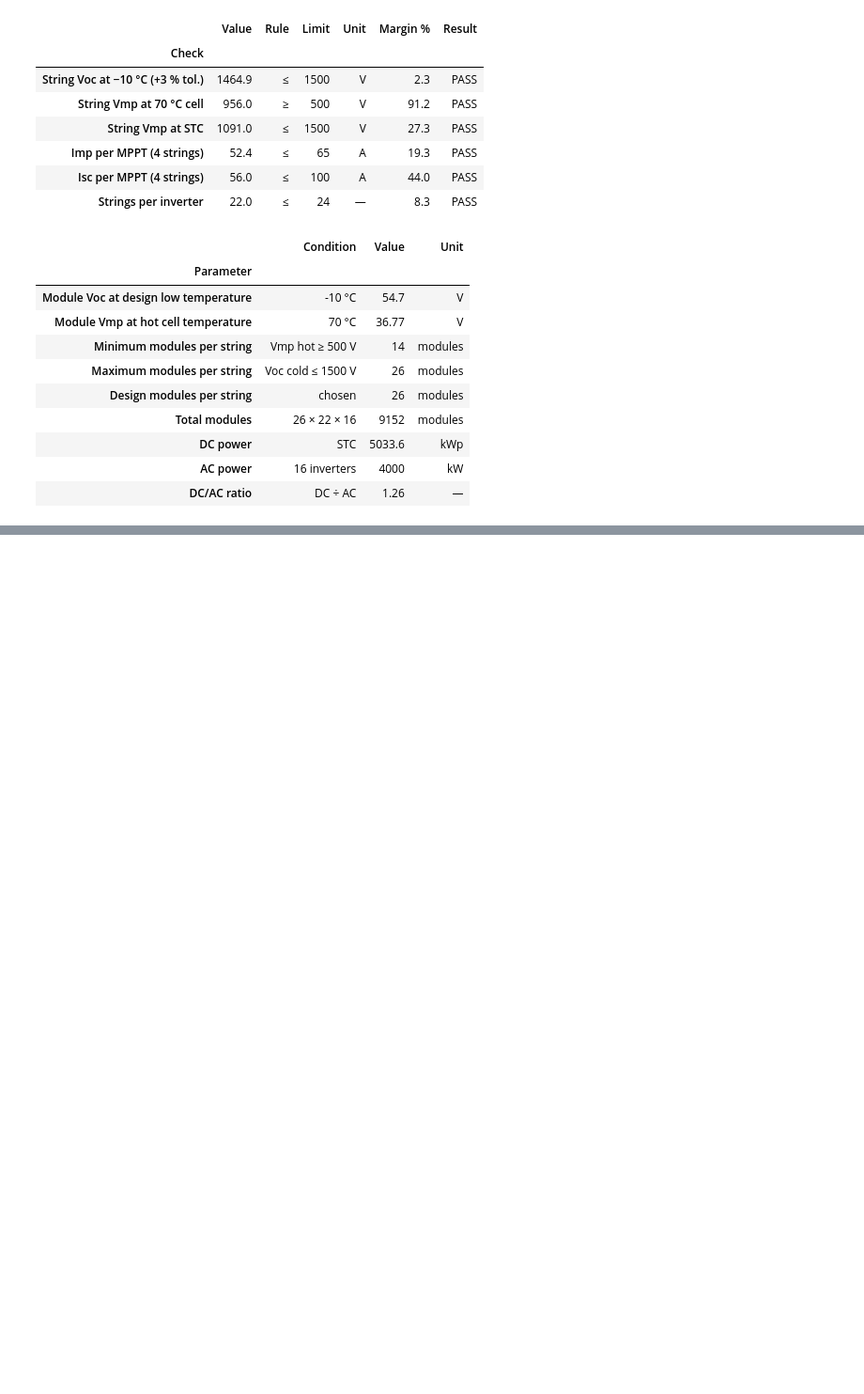
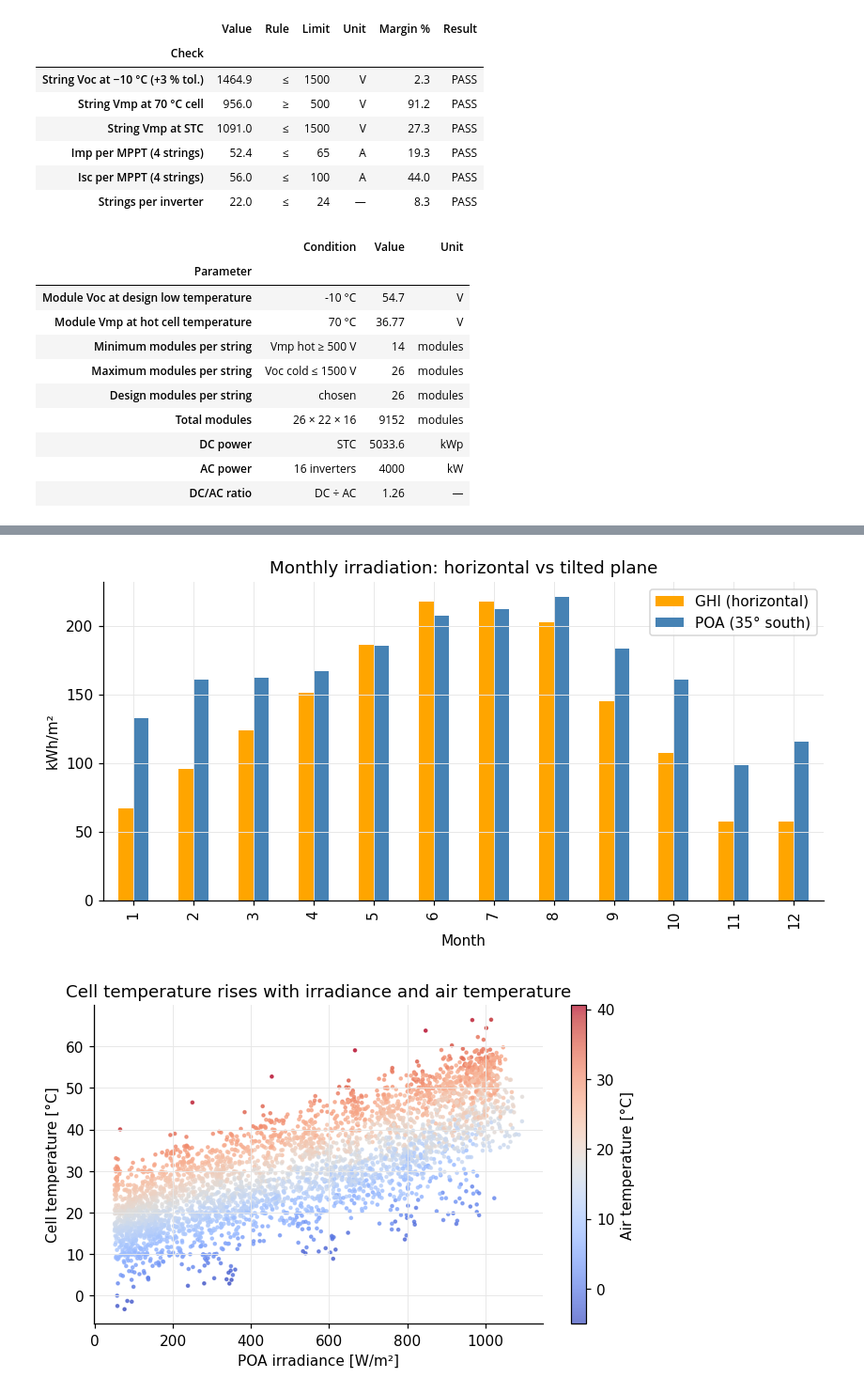
Before and after one commit to maduakordavid01-ui/solar-pv-python, a Jupyter notebook: 01_my_pv_simulation.ipynb, the cells around one changed output, grey strips where cells are left out. Shown at 94% size. Saved outputs shown, nothing was run; the diff lists cells and outputs as text; code cells hidden in the pictures; blank space fills up the shorter version.

Commit message:
Section 3: POA irradiance and cell temperature

```diff
--- a/01_my_pv_simulation.ipynb
+++ b/01_my_pv_simulation.ipynb
@@ -263,0 +321,23 @@ What would change in Chambéry? The record low is colder (about −15 °C or bel
+# %%
+#D: charts
+# Monthly GHI vs POA
+monthly = pd.DataFrame({
+    "GHI (horizontal)": weather["ghi"].groupby(weather.index.month).sum() / 1000,
+    "POA (35° south)":  poa["poa_global"].groupby(poa.index.month).sum() / 1000,
+})
+monthly.plot(kind="bar", color=["orange", "steelblue"], figsize=(9, 4))
+plt.xlabel("Month"); plt.ylabel("kWh/m²"); plt.title("Monthly irradiation: horizontal vs tilted plane")
+plt.show()
+
+# Cell temperature vs irradiance (daylight hours)
+day = poa["poa_global"] > 50
+plt.figure(figsize=(7, 4))
+sc = plt.scatter(poa["poa_global"][day], t_cell[day], c=weather["temp_air"][day],
+                 s=4, cmap="coolwarm", alpha=0.7)
+plt.colorbar(sc, label="Air temperature [°C]")
+plt.xlabel("POA irradiance [W/m²]"); plt.ylabel("Cell temperature [°C]")
+plt.title("Cell temperature rises with irradiance and air temperature")
+plt.show()
+# %% [output]
+[figure, added]
+[figure, added]
```
Also changed, not shown: parts of 6 cells of this notebook.
